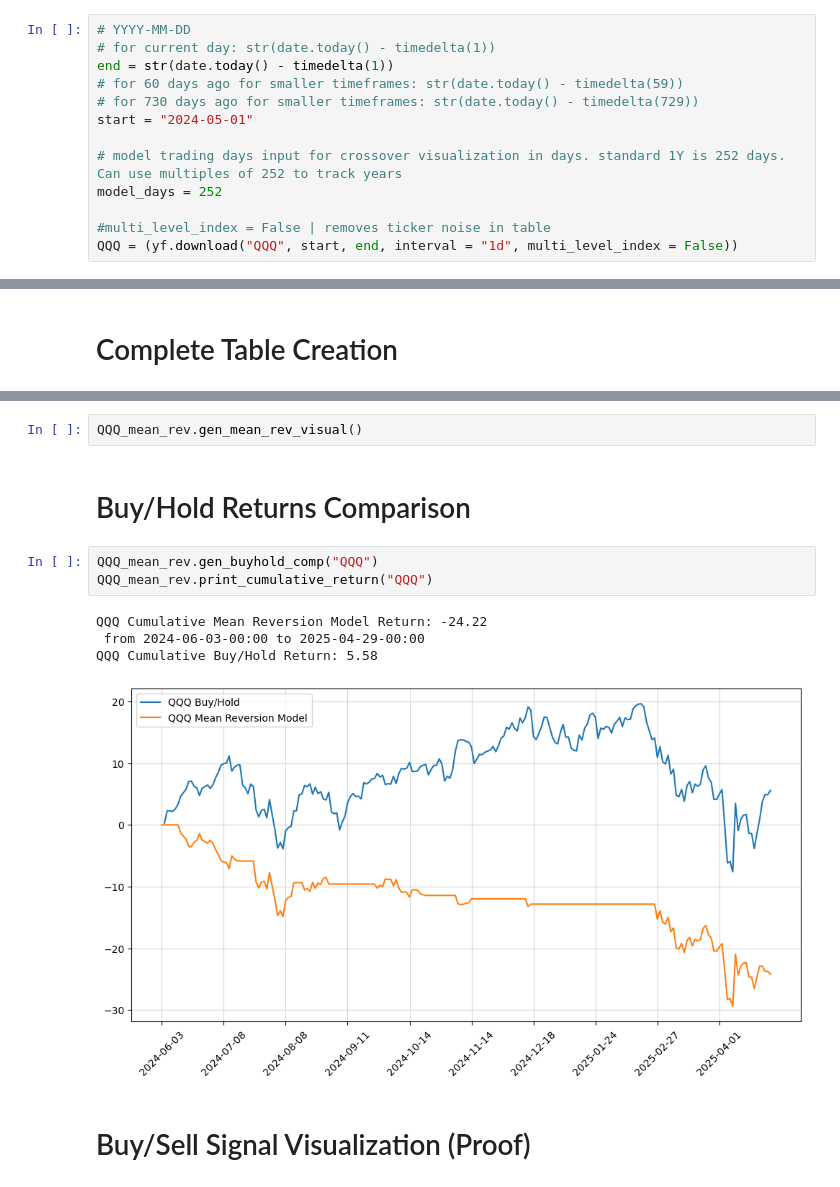
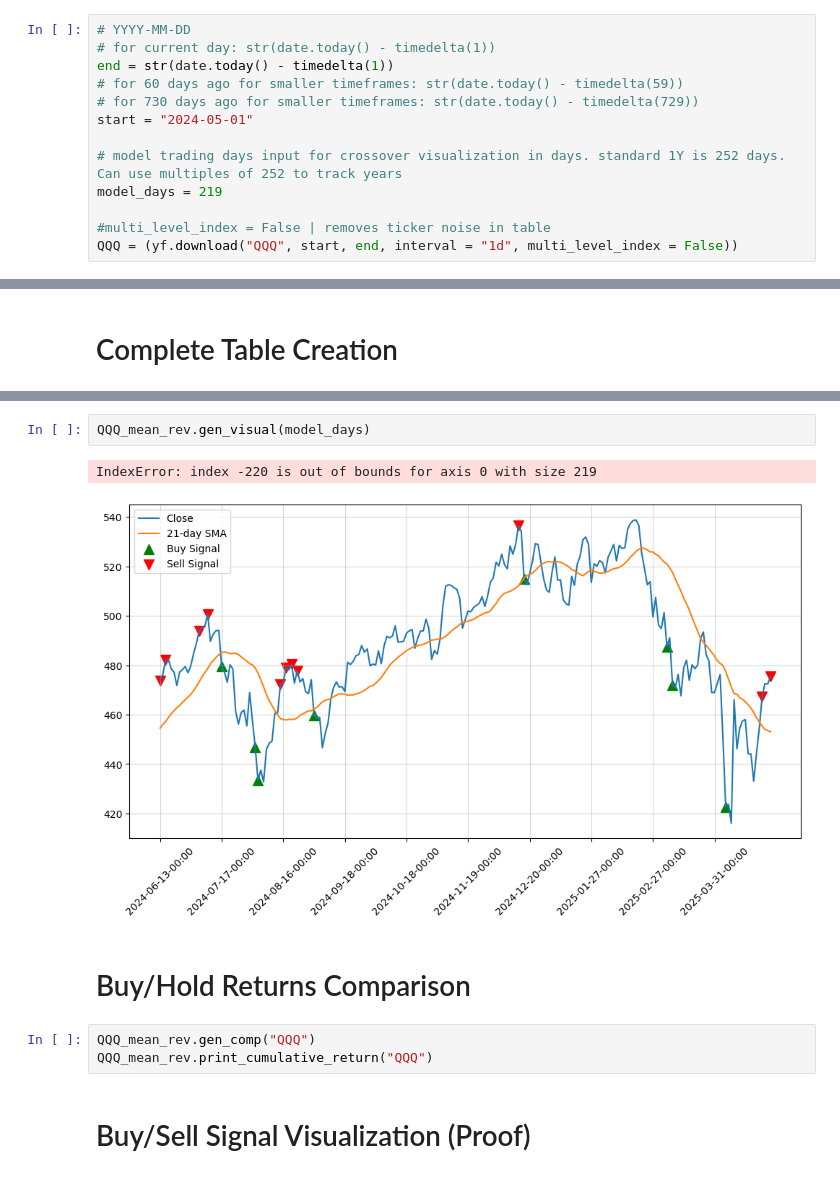
Before and after one commit to FilBillions/Mean_Reversion, a Jupyter notebook: Mean_Reversion_Model.ipynb, the cells around one changed output, grey strips where cells are left out. Saved outputs shown, nothing was run; the diff lists cells and outputs as text.

```diff
--- a/Mean_Reversion_Model.ipynb
+++ b/Mean_Reversion_Model.ipynb
@@ -17,7 +17,7 @@ end = str(date.today() - timedelta(1))
 start = "2024-05-01"
 
 # model trading days input for crossover visualization in days. standard 1Y is 252 days. Can use multiples of 252 to track years
-model_days = 252
+model_days = 219
 
 #multi_level_index = False | removes ticker noise in table
 QQQ = (yf.download("QQQ", start, end, interval = "1d", multi_level_index = False))
@@ -53,15 +53,13 @@ distance between percentile and sma:  0.936922551863577 0.9523183123506566 1.009
 # %%
-QQQ_mean_rev.gen_mean_rev_visual()
+QQQ_mean_rev.gen_visual(model_days)
+# %% [output]
+IndexError: index -220 is out of bounds for axis 0 with size 219
+[figure, added]
 # %% [markdown]
 # Buy/Hold Returns Comparison
 # %%
-QQQ_mean_rev.gen_buyhold_comp("QQQ")
+QQQ_mean_rev.gen_comp("QQQ")
 QQQ_mean_rev.print_cumulative_return("QQQ")
-# %% [output]
-QQQ Cumulative Mean Reversion Model Return: -24.22
- from 2024-06-03-00:00 to 2025-04-29-00:00
-QQQ Cumulative Buy/Hold Return: 5.58
-[figure, removed]
 # %% [markdown]
 # Buy/Sell Signal Visualization (Proof)
 # %% [markdown]
```
Also changed, not shown: parts of 1 cell of this notebook, 1 other file.
